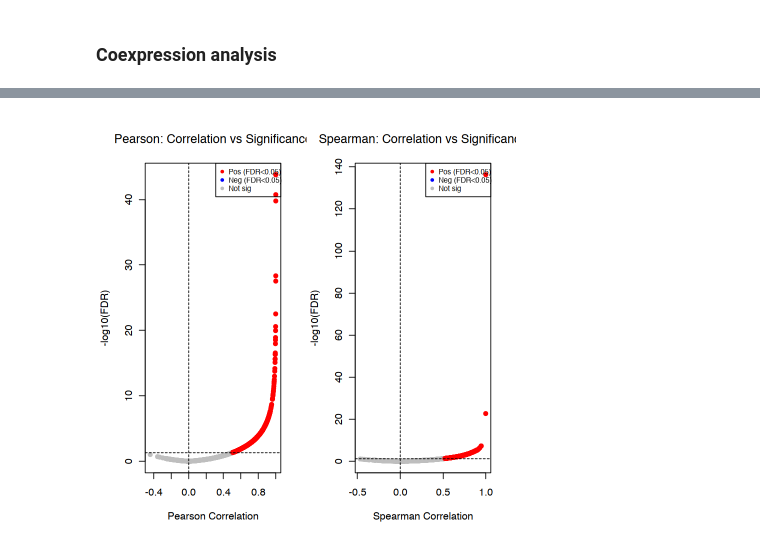
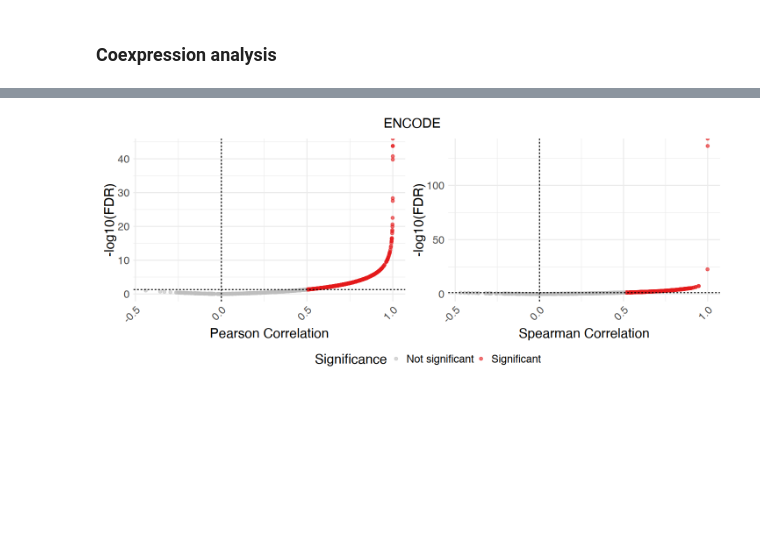
Before and after one commit to MartinLoza/lncRNA_TF_pairs_analysis, a Jupyter notebook: 06_ENCODE_analyses/03_Coexpression_analysis.ipynb, the cells around one changed output, grey strips where cells are left out. Saved outputs shown, nothing was run; the diff lists cells and outputs as text; code cells hidden in the pictures; blank space fills up the shorter version.

```diff
--- a/06_ENCODE_analyses/03_Coexpression_analysis.ipynb
+++ b/06_ENCODE_analyses/03_Coexpression_analysis.ipynb
@@ -298,43 +338,62 @@ par(mfrow = c(1, 1))
 # %%
-# Volcano plots: correlation vs -log10(FDR) for both Pearson and Spearman
-par(mfrow = c(1, 2))
+# Volcano plots: correlation vs -log10(FDR) for both Pearson and Spearman using ggplot2
+
+# Prepare data for plotting
+plot_data <- coexpression_results %>%
+    mutate(
+        pearson_log_fdr = -log10(pearson_fdr),
+        spearman_log_fdr = -log10(spearman_fdr),
+        pearson_color = ifelse(pearson_significant_0.05, "Significant", "Not significant"),
+        spearman_color = ifelse(spearman_significant_0.05, "Significant", "Not significant")
+    ) %>%
+    filter(!is.na(pearson_log_fdr) & !is.na(spearman_log_fdr))
+
+# Define color palette
+color_palette <- c("Significant" = red, "Not significant" = "grey")
 
 # Pearson volcano plot
-plot(coexpression_results$pearson_correlation,
-     -log10(coexpression_results$pearson_fdr),
-     pch = 16,
-     col = ifelse(coexpression_results$pearson_significant_0.05,
-                  ifelse(coexpression_results$pearson_correlation > 0, "red", "blue"),
-                  "grey"),
-     xlab = "Pearson Correlation",
-     ylab = "-log10(FDR)",
-     main = "Pearson: Correlation vs Significance")
-abline(v = 0, col = "black", lty = 2)
-abline(h = -log10(0.05), col = "black", lty = 2)
-legend("topright",
-       legend = c("Pos (FDR<0.05)", "Neg (FDR<0.05)", "Not sig"),
-       col = c("red", "blue", "grey"),
-       pch = 16,
-       cex = 0.7)
+p1 <- ggplot(plot_data, aes(x = pearson_correlation, y = pearson_log_fdr, color = pearson_color)) +
+    geom_point(alpha = 0.6, size = 1.5) +
+    geom_hline(yintercept = -log10(0.05), linetype = "dashed", color = "black") +
+    geom_vline(xintercept = 0, linetype = "dashed", color = "black") +
+    scale_color_manual(values = color_palette, name = "Significance") +
+    labs(
+        x = "Pearson Correlation",
+        y = "-log10(FDR)"
+    ) +
+    theme_minimal() +
+    theme(
+        text = element_text(size = text_size),
+        strip.text = element_text(size = text_size + 1),
+        axis.text.x = element_text(angle = 45, hjust = 1),
+        legend.position = "bottom"
+    )
 
 # Spearman volcano plot
-plot(coexpression_results$spearman_correlation,
-     -log10(coexpression_results$spearman_fdr),
-     pch = 16,
-     col = ifelse(coexpression_results$spearman_significant_0.05,
-                  ifelse(coexpression_results$spearman_correlation > 0, "red", "blue"),
-                  "grey"),
-     xlab = "Spearman Correlation",
-     ylab = "-log10(FDR)",
-     main = "Spearman: Correlation vs Significance")
-abline(v = 0, col = "black", lty = 2)
-abline(h = -log10(0.05), col = "black", lty = 2)
-legend("topright",
-       legend = c("Pos (FDR<0.05)", "Neg (FDR<0.05)", "Not sig"),
-       col = c("red", "blue", "grey"),
-       pch = 16,
-       cex = 0.7)
+p2 <- ggplot(plot_data, aes(x = spearman_correlation, y = spearman_log_fdr, color = spearman_color)) +
+    geom_point(alpha = 0.6, size = 1.5) +
+    geom_hline(yintercept = -log10(0.05), linetype = "dashed", color = "black") +
+    geom_vline(xintercept = 0, linetype = "dashed", color = "black") +
+    scale_color_manual(values = color_palette, name = "Significance") +
+    labs(
+        x = "Spearman Correlation",
+        y = "-log10(FDR)"
+    ) +
+    theme_minimal() +
+    theme(
+        text = element_text(size = text_size),
+        strip.text = element_text(size = text_size + 1),
+        axis.text.x = element_text(angle = 45, hjust = 1),
+        legend.position = "bottom"
+    )
 
-par(mfrow = c(1, 1))
+# Combine plots side by side
+options(repr.plot.width=12, repr.plot.height=5)
+p_volcano <- p1 + p2 + plot_layout(guides = "collect") +
+    plot_annotation(
+        title = "ENCODE",
+        theme = theme(plot.title = element_text(hjust = 0.5, size = text_size))
+    ) & theme(legend.position = "bottom")
+p_volcano
 # %% [output]
-[figure, old version]
+[figure, new version]
```
Also changed, not shown: parts of 13 cells of this notebook.
